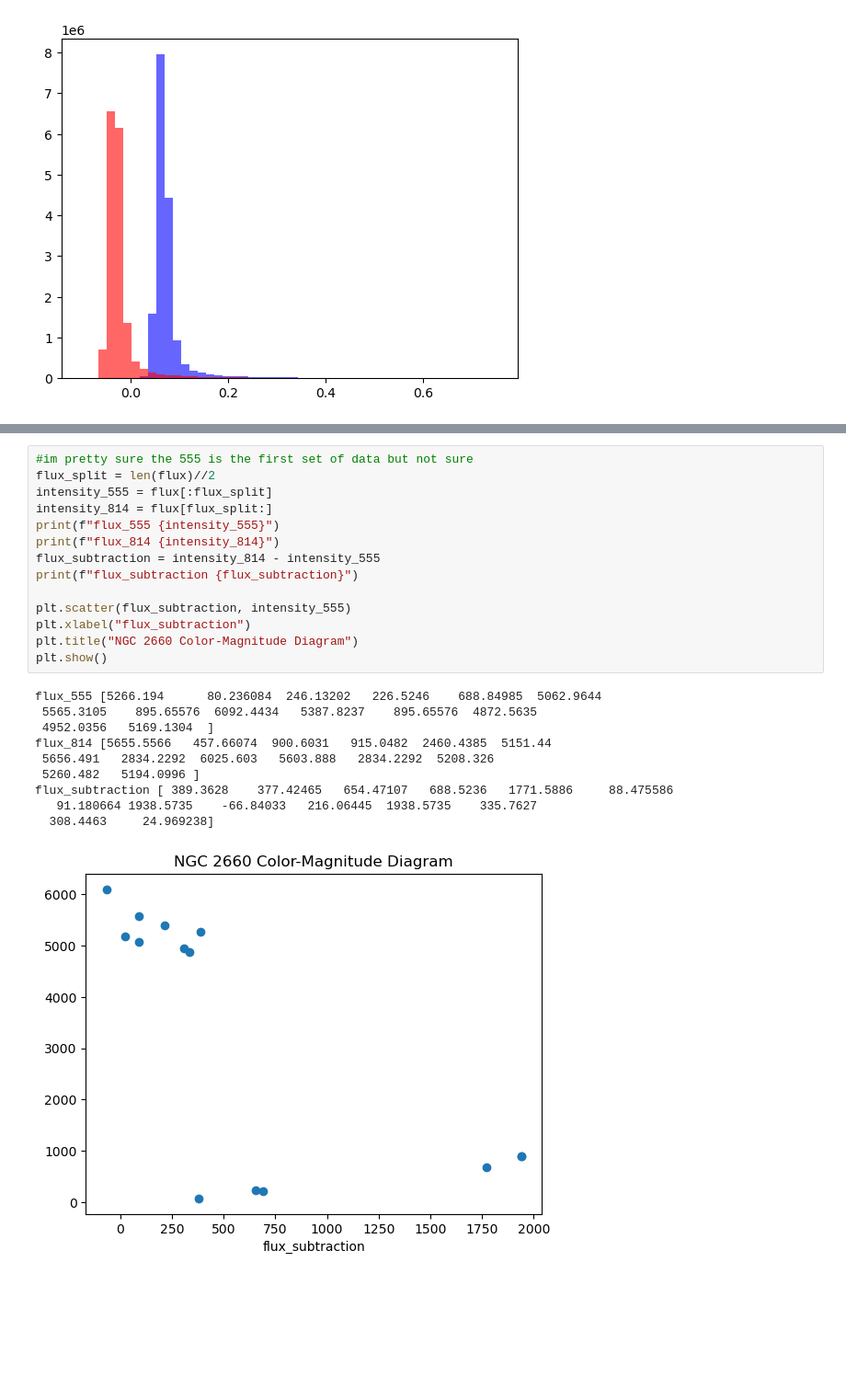
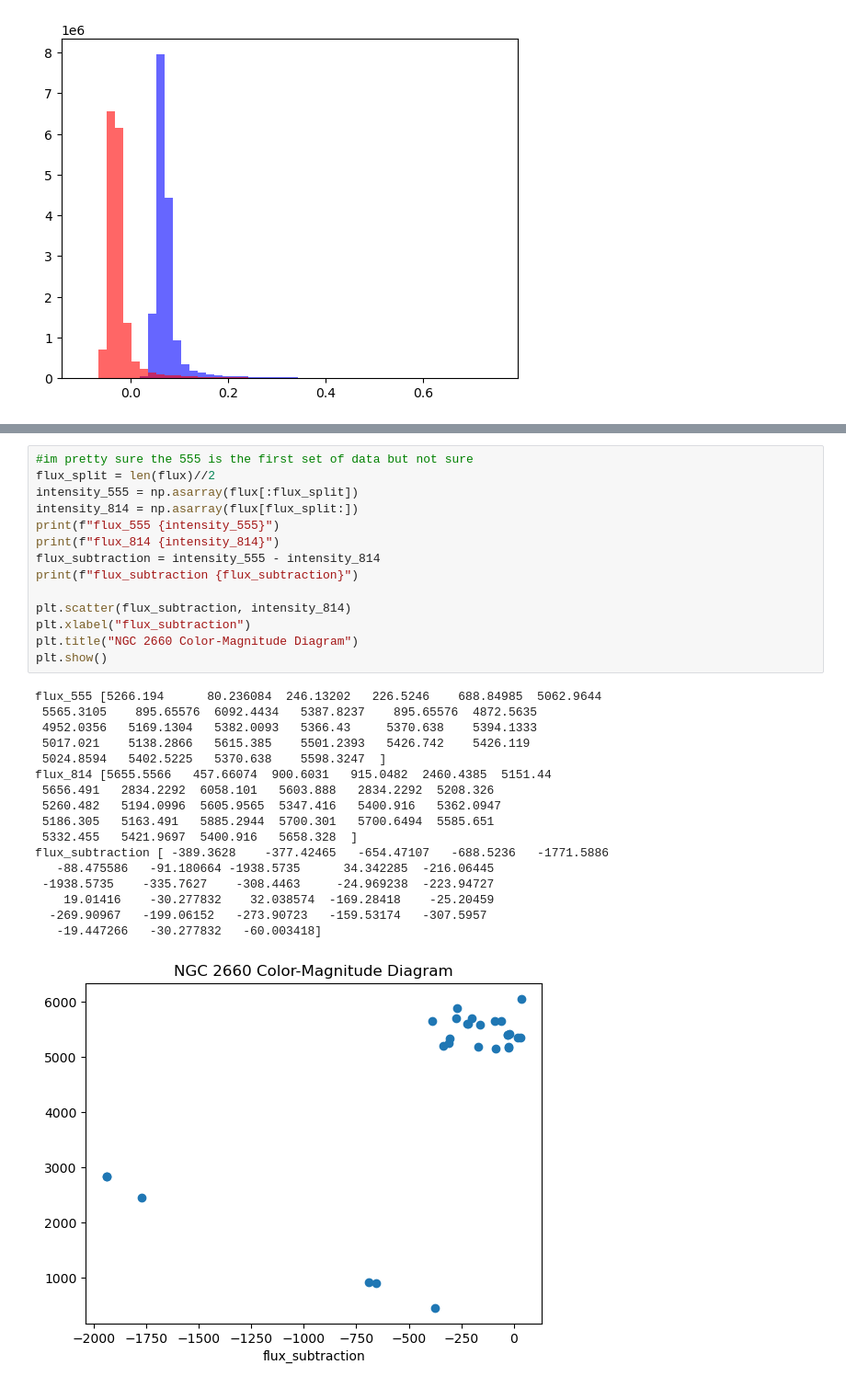
Before and after one commit to GravesTone5/Astro1221Project3, a Jupyter notebook: Project3.ipynb, the cells around one changed output, grey strips where cells are left out. Shown at 92% size. Cells and saved outputs as stored; diff of their text form; blank space fills up the shorter version.

```diff
--- a/Project3.ipynb
+++ b/Project3.ipynb
@@ -297,25 +340,32 @@ flux [np.float32(5266.194), np.float32(80.236084), np.float32(246.13202), np.flo
 # %%
 #im pretty sure the 555 is the first set of data but not sure
 flux_split = len(flux)//2
-intensity_555 = flux[:flux_split]
-intensity_814 = flux[flux_split:]
+intensity_555 = np.asarray(flux[:flux_split])
+intensity_814 = np.asarray(flux[flux_split:])
 print(f"flux_555 {intensity_555}")
 print(f"flux_814 {intensity_814}")
-flux_subtraction = intensity_814 - intensity_555
+flux_subtraction = intensity_555 - intensity_814
 print(f"flux_subtraction {flux_subtraction}")
 
-plt.scatter(flux_subtraction, intensity_555)
+plt.scatter(flux_subtraction, intensity_814)
 plt.xlabel("flux_subtraction")
 plt.title("NGC 2660 Color-Magnitude Diagram")
 plt.show()
 # %% [output]
 flux_555 [5266.194      80.236084  246.13202   226.5246    688.84985  5062.9644
  5565.3105    895.65576  6092.4434   5387.8237    895.65576  4872.5635
- 4952.0356   5169.1304  ]
+ 4952.0356   5169.1304   5382.0093   5366.43     5370.638    5394.1333
+ 5017.021    5138.2866   5615.385    5501.2393   5426.742    5426.119
+ 5024.8594   5402.5225   5370.638    5598.3247  ]
 flux_814 [5655.5566   457.66074  900.6031   915.0482  2460.4385  5151.44
- 5656.491   2834.2292  6025.603   5603.888   2834.2292  5208.326
- 5260.482   5194.0996 ]
-flux_subtraction [ 389.3628    377.42465   654.47107   688.5236   1771.5886     88.475586
-   91.180664 1938.5735    -66.84033   216.06445  1938.5735    335.7627
-  308.4463     24.969238]
+ 5656.491   2834.2292  6058.101   5603.888   2834.2292  5208.326
+ 5260.482   5194.0996  5605.9565  5347.416   5400.916   5362.0947
+ 5186.305   5163.491   5885.2944  5700.301   5700.6494  5585.651
+ 5332.455   5421.9697  5400.916   5658.328  ]
+flux_subtraction [ -389.3628    -377.42465   -654.47107   -688.5236   -1771.5886
+   -88.475586   -91.180664 -1938.5735      34.342285  -216.06445
+ -1938.5735    -335.7627    -308.4463     -24.969238  -223.94727
+    19.01416    -30.277832    32.038574  -169.28418    -25.20459
+  -269.90967   -199.06152   -273.90723   -159.53174   -307.5957
+   -19.447266   -30.277832   -60.003418]
-[figure, old version]
+[figure, new version]
```
Also changed, not shown: parts of 5 cells of this notebook.
